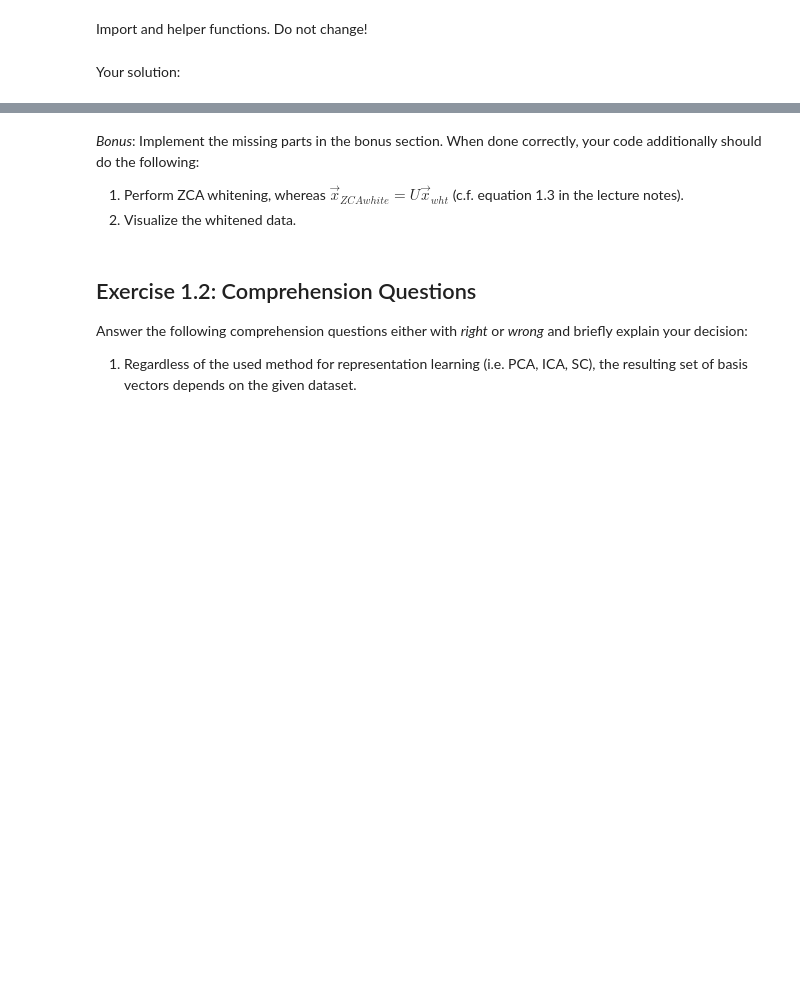
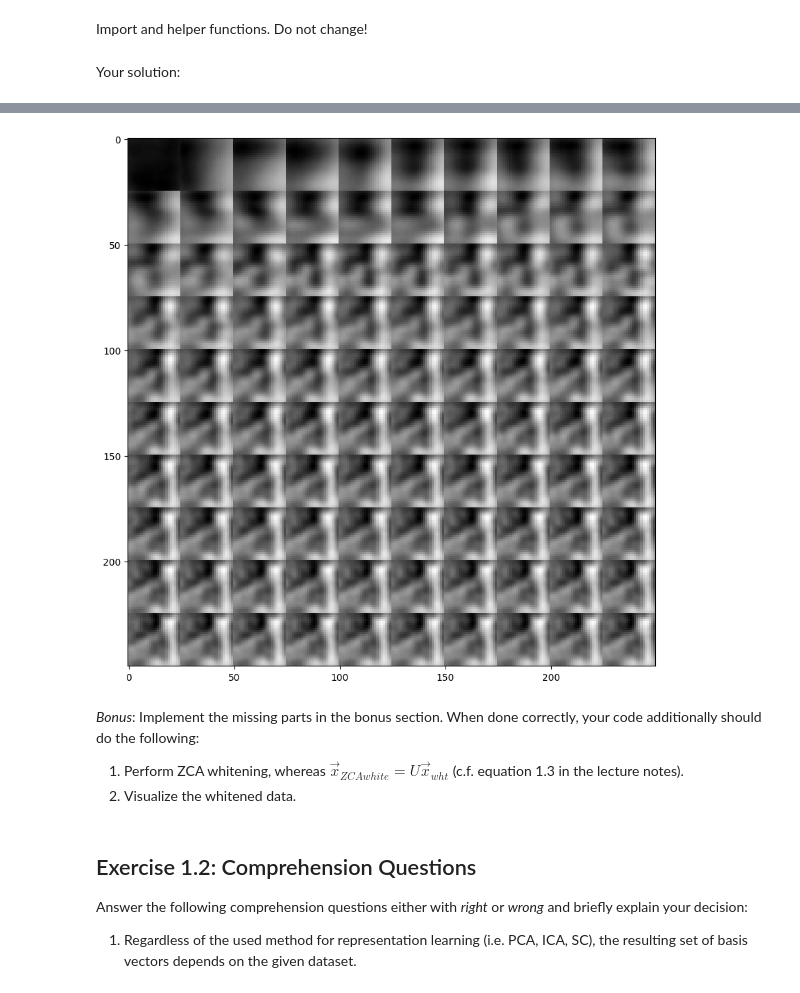
Before and after one commit to Niemand1337/Hand-of-Laplace, a Jupyter notebook: exercise_1.ipynb, the cells around one changed output, grey strips where cells are left out. Drawn from its saved outputs; the diff is of its cells as text; code cells hidden in the pictures; blank space fills up the shorter version.

```diff
--- a/exercise_1.ipynb
+++ b/exercise_1.ipynb
@@ -189,52 +167,39 @@ elif method == 'sc':
 # %%
 # RECONSTRUCTION
 ## Use different subsets of the new basis vectors to reconstruct a random patch
 ## This is meant to visualize how including more and more basis vectors increases the information content of the reconstructed image
 from sklearn.decomposition import sparse_encode
 
-# TODO draw a random patch
-random_patch = patches[random.randint(0, n_patches-1)]
-
-
-# TODO reconstruct the random patch
+random_patch = patches[random.randint(0, len(patches) - 1)] # Pseudo random
 reconstructions = []
 
 def sparse_coding_reconstruction(random_patch, basis, reconstructions, n_basis):
     for i in range(n_basis):
-        # TODO: only use the first i basis vectors
-        # TODO: compute the coefficients
-        # From sparse_encode documentation. The output of sparse_encode
-        # X ~= code * dictionary
-        coef = -1
-        # TODO: compute the reconstruction
-        x_recon = -1
+        current_basis = basis[:i+1]
+        coef = sparse_encode(random_patch.reshape(1, -1), current_basis)
+        x_recon = np.matmul(coef, current_basis).flatten()
         reconstructions.append(x_recon)
+    return reconstructions
 
-    return reconstructions
 
 def linear_reconstruction(random_patch, basis, reconstructions, n_basis):
     for i in range(n_basis):
-        # TODO: only use the first i basis vectors
-        # TODO: compute the inverse basis
-        # TODO: compute the coefficients
-        # TODO: compute the reconstruction
-        x_recon = -1
+        current_basis = basis[:i+1]
+        inv_basis = np.linalg.pinv(current_basis)
+        coef = np.matmul(random_patch.ravel(), inv_basis)
+        x_recon = np.matmul(coef, current_basis)
         reconstructions.append(x_recon)
-
     return reconstructions
 
-if method == 'sc':
-    reconstructions = sparse_coding_reconstruction(
-        random_patch, basis, reconstructions, n_basis
-    )
-else:
-    reconstructions = linear_reconstruction(
-        random_patch, basis, reconstructions, n_basis
-    )
+
+reconstructions = linear_reconstruction(
+    random_patch, basis, reconstructions, n_basis
+)
 reconstructions = np.stack(reconstructions)
 
-# TODO show the reconstructed patch
 show_in_grid(reconstructions, patch_size, patch_size)
+# %% [output]
+[figure, added]
 # %% [markdown]
 *Bonus*: Implement the missing parts in the bonus section. When done correctly, your code additionally should do the following:
 1. Perform ZCA whitening, whereas $\vec{x}_{ZCAwhite}=U\vec{x}_{wht}$ (c.f. equation 1.3 in the lecture notes).
```
Also changed, not shown: parts of 24 cells of this notebook.
